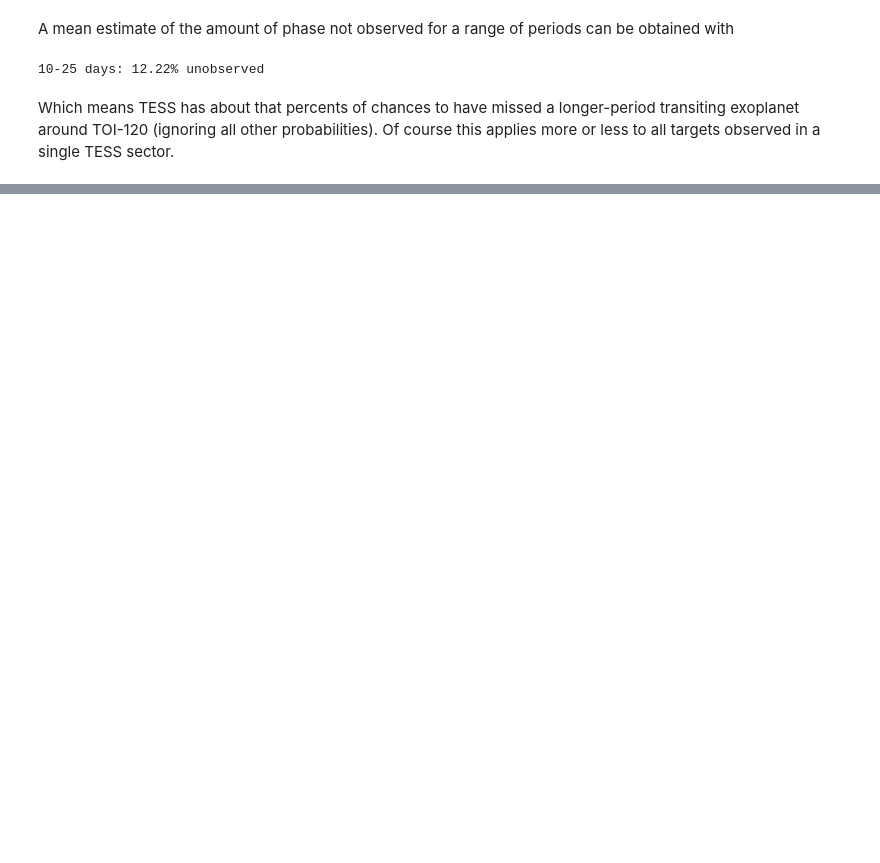
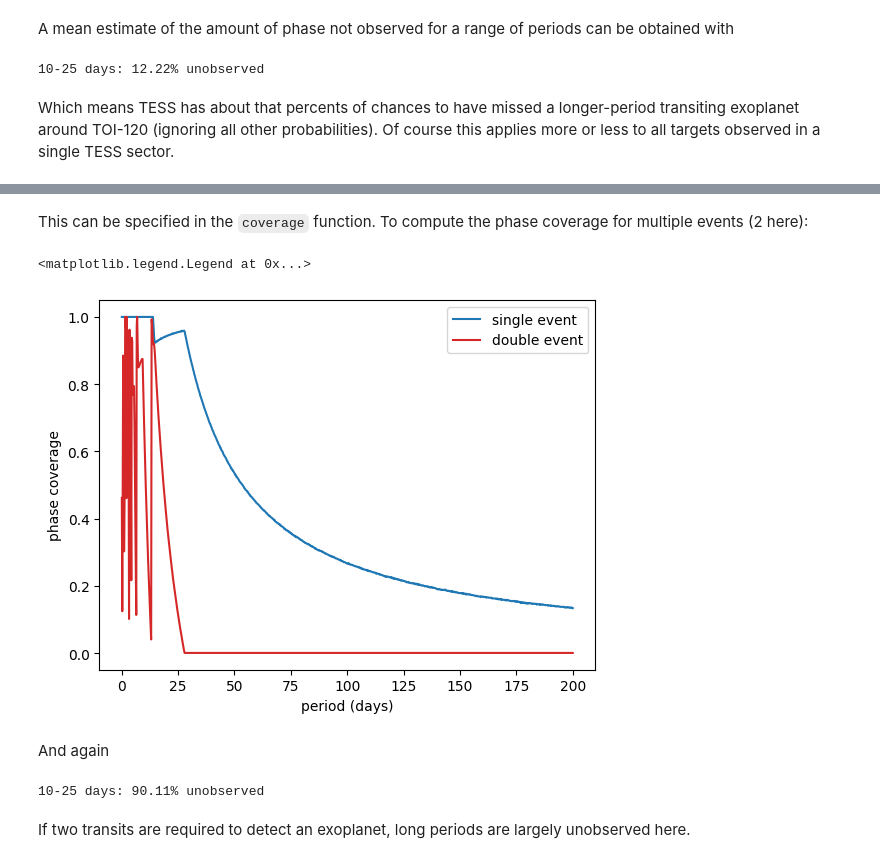
Before and after one commit to lgrcia/portrait, a Jupyter notebook: docs/tess.ipynb, the cells around one changed output, grey strips where cells are left out. Drawn from its saved outputs; the diff is of its cells as text; code cells hidden in the pictures; blank space fills up the shorter version.

```diff
--- a/docs/tess.ipynb
+++ b/docs/tess.ipynb
@@ -63,0 +93,30 @@ Which means TESS has about that percents of chances to have missed a longer-peri
+# %% [markdown]
+This can be specified in the `coverage` function. To compute the phase coverage for multiple events (2 here):
+# %%
+import matplotlib.pyplot as plt
+
+periods = np.linspace(0.1, 200, 1000)
+double_phase_coverage = coverage(time, n=2)(periods)
+
+plt.plot(periods, single_phase_coverage, label="single event")
+plt.plot(periods, double_phase_coverage, label="double event", c="C3")
+plt.xlabel("period (days)")
+plt.ylabel("phase coverage")
+plt.legend()
+# %% [output]
+<matplotlib.legend.Legend at 0x...>
+[figure, added]
+# %% [markdown]
+And again
+# %%
+min_period, max_period = 10, 25
+long_period_observed = np.mean(
+    double_phase_coverage[(periods > min_period) & (periods < max_period)]
+)
+print(
+    f"{min_period}-{max_period} days: {100 - long_period_observed**3 *100:.2f}% unobserved"
+)
+# %% [output]
+10-25 days: 90.11% unobserved
+# %% [markdown]
+If two transits are required to detect an exoplanet, long periods are largely unobserved here.
```
Also changed, not shown: parts of 7 cells of this notebook, 5 other files.
